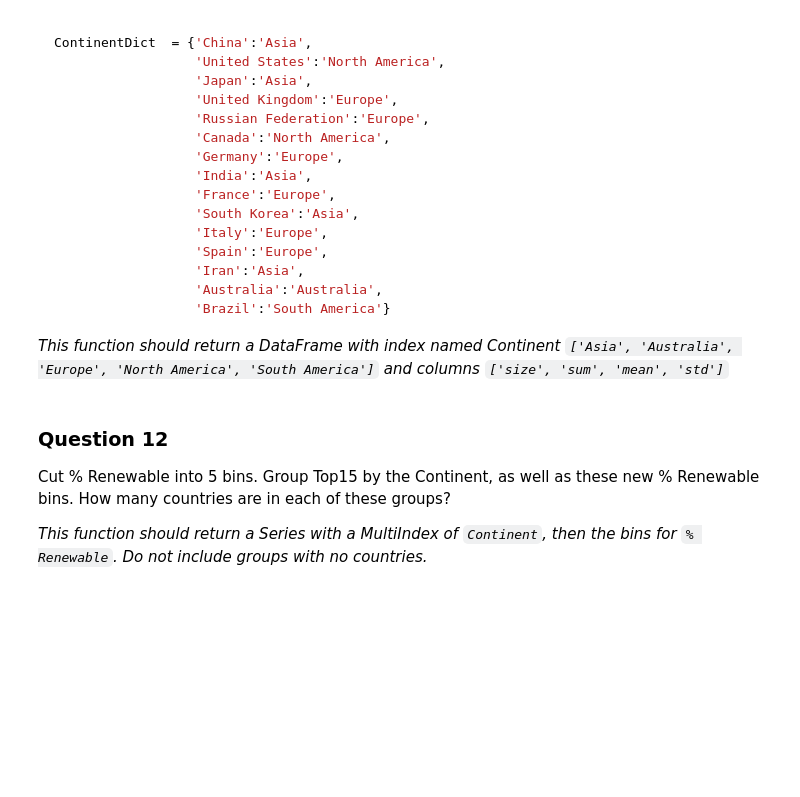
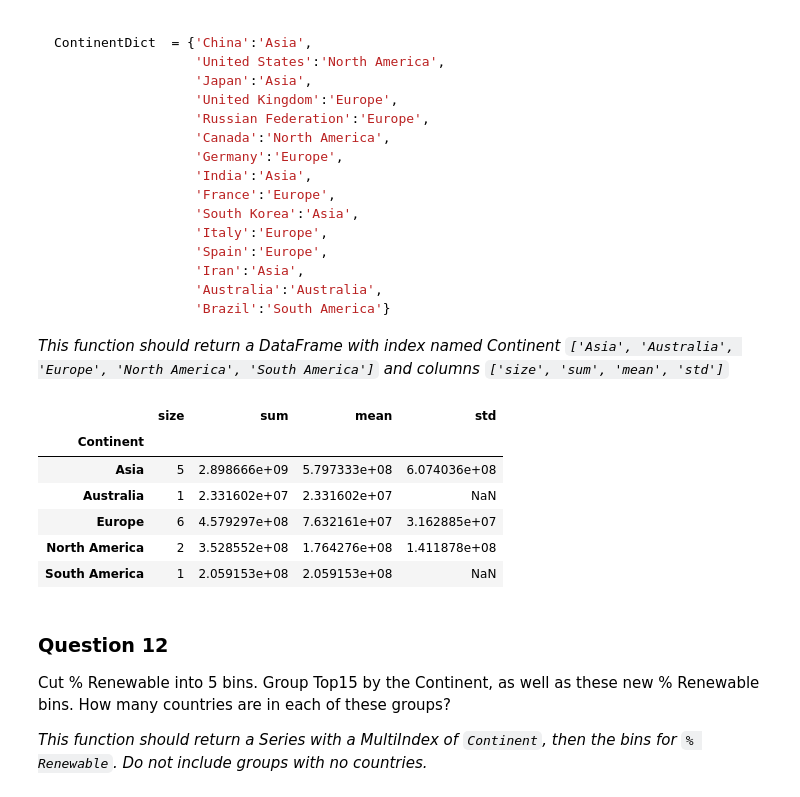
Before and after one commit to ruslanmasinjila/Applied_Data_Science_With_Python, a Jupyter notebook: 1. Introduction to Data Science in Python/week3/assignment3/assignment3.ipynb, the cells around one changed output. Drawn from its saved outputs; the diff is of its cells as text; code cells hidden in the pictures; blank space fills up the shorter version.

```diff
--- a/1. Introduction to Data Science in Python/week3/assignment3/assignment3.ipynb
+++ b/1. Introduction to Data Science in Python/week3/assignment3/assignment3.ipynb
@@ -376,45 +406,51 @@ ContinentDict  = {'China':'Asia',
                   'Germany':'Europe',
                   'India':'Asia',
                   'France':'Europe',
                   'South Korea':'Asia',
                   'Italy':'Europe',
                   'Spain':'Europe',
                   'Iran':'Asia',
                   'Australia':'Australia',
                   'Brazil':'South America'}
 
 
 def sum_mean_std(group):
     # now broadcast our formula and create a new column
     group["size"]=len(group)
     group["sum"]=np.nansum(group["Population"])
     group['mean']=np.nanmean(group["Population"])
     group['std']=np.nanstd(group["Population"])
     return group
 
 
 
 
 
 def answer_eleven():
-    # Get the population column from the dataframe
-    df=pd.DataFrame(merged.loc[list(ContinentDict.keys())]['Population']).reset_index()
-
-    # Add continent column to the dataframe
+    temp = answer_one()
+    temp['Population'] = temp['Energy Supply']/temp['Energy Supply per Capita']
+    df=pd.DataFrame(temp.loc[list(ContinentDict.keys())]['Population']).reset_index().rename(columns={'index':'Country'})
     df['Continent']=list(ContinentDict.values())
-
     # Rearrange the columns of the dataframe
     df = df[['Continent','Country','Population']]
+    df=df.groupby(['Continent']).apply(sum_mean_std)
+    df =(df.drop(['Population','Country'],axis=1)
+                  .set_index(['Continent']))
+    df=df.groupby('Continent').agg(np.nanmean)
+    df.loc[('Australia','std')]=np.nan
+    df.loc[('South America','std')]=np.nan
 
-    # Now just apply this to the groups
-    df=df.groupby(['Continent']).apply(sum_mean_std)
-
-    df =(df.drop(['Population','Country'],axis=1)
-              .set_index(['Continent']))
-
-    return df.groupby('Continent').agg(np.nanmean)
+    return df
 
 answer_eleven()
+# %% [output]
+|  | size | sum | mean | std |
+| Continent |  |  |  |  |
+| Asia | 5 | 2.898666e+09 | 5.797333e+08 | 6.074036e+08 |
+| Australia | 1 | 2.331602e+07 | 2.331602e+07 | NaN |
+| Europe | 6 | 4.579297e+08 | 7.632161e+07 | 3.162885e+07 |
+| North America | 2 | 3.528552e+08 | 1.764276e+08 | 1.411878e+08 |
+| South America | 1 | 2.059153e+08 | 2.059153e+08 | NaN |
 # %%
 assert type(answer_eleven()) == pd.DataFrame, "Q11: You should return a DataFrame!"
 
```
Also changed, not shown: parts of 11 cells of this notebook, 1 other file.
